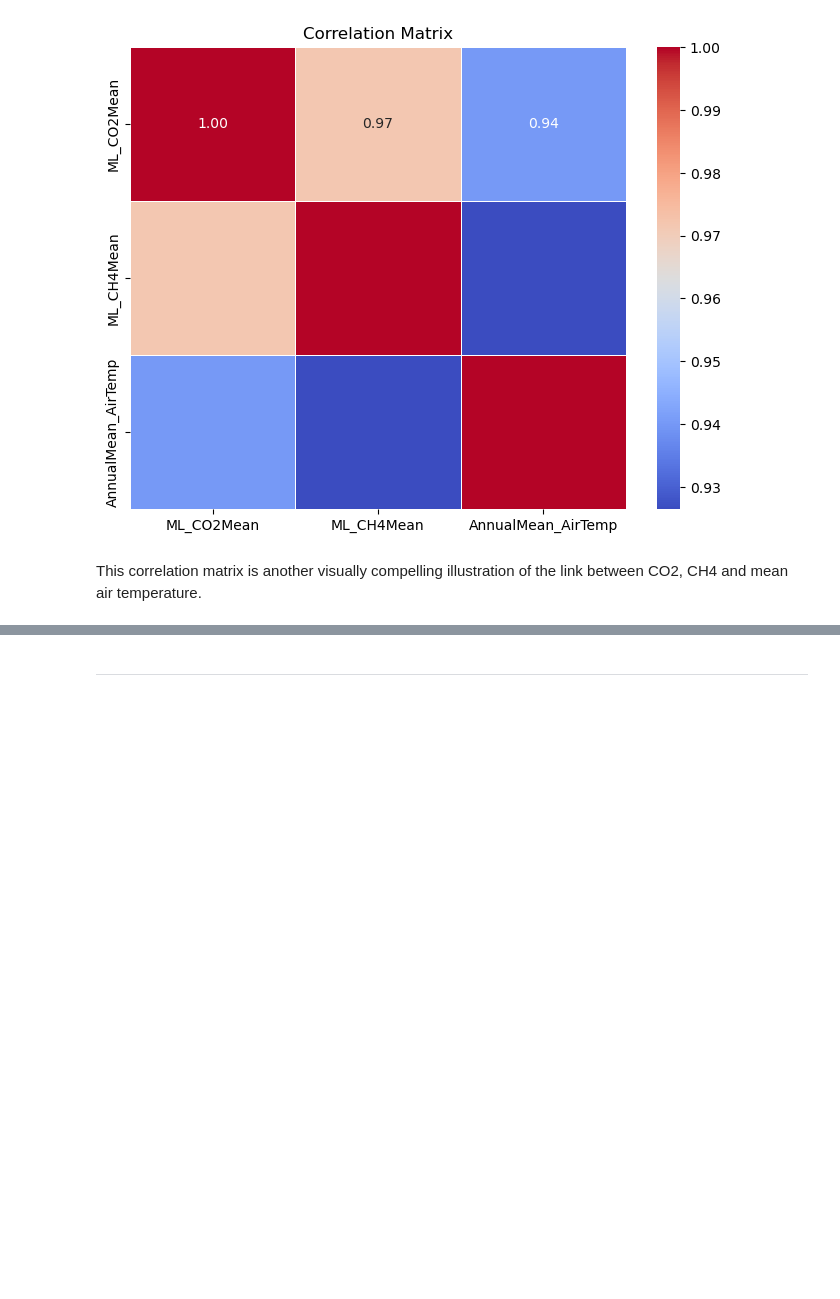
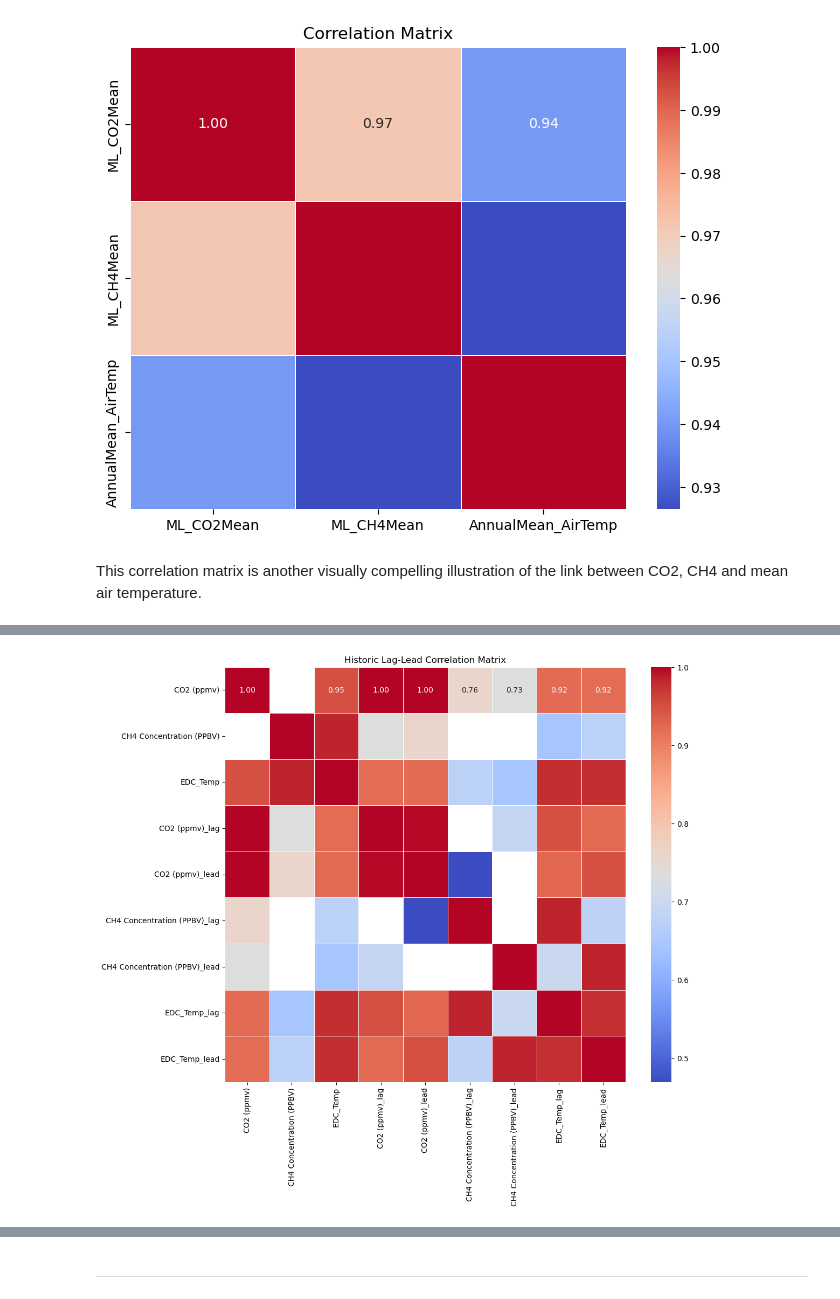
Before and after one commit to turps-pc90/PfDA_ClimateProject, a Jupyter notebook: project.ipynb, the cells around one changed output, grey strips where cells are left out. Cells and saved outputs as stored; diff of their text form; code cells hidden in the pictures; blank space fills up the shorter version.

```diff
--- a/project.ipynb
+++ b/project.ipynb
@@ -1215,0 +1225,14 @@ This correlation matrix is another visually compelling illustration of the link
+# %%
+# Columns for icecore lag/lead dataset
+icecore_columns = ['CO2 (ppmv)', 'CH4 Concentration (PPBV)', 'EDC_Temp']
+historic_laglead = composite[icecore_columns].copy()
+
+# Columns for modern lag/lead dataset
+modern_columns = [
+    'ML_CO2Mean', 'ML_CH4Mean', 'IrishMeanTempDegreesC',
+    'AnnualMean_AirTemp', 'AnnualAnomaly_AirTemp',
+    'AnnualMean_WaterTemp', 'AnnualAnomaly_WaterTemp',
+    'FiveYearMean_AirTemp', 'FiveYearAnomaly_AirTemp',
+    'FiveYearMean_WaterTemp', 'FiveYearAnomaly_WaterTemp'
+]
+modern_laglead = composite[modern_columns].copy()
@@ -1215,0 +1258,6 @@ This correlation matrix is another visually compelling illustration of the link
+# %%
+# Drop rows with all NaNs in historic_laglead
+historic_laglead = historic_laglead.dropna(how='all')
+
+# Drop rows with all NaNs in modern_laglead
+modern_laglead = modern_laglead.dropna(how='all')
@@ -1215,0 +1266,13 @@ This correlation matrix is another visually compelling illustration of the link
+# %%
+# Specifying the lag or lead value (in periods, e.g., years)
+lag_value = 1
+
+# Creating lag and lead columns for historic_laglead
+for column in historic_laglead.columns:
+    historic_laglead[f'{column}_lag'] = historic_laglead[column].shift(lag_value)
+    historic_laglead[f'{column}_lead'] = historic_laglead[column].shift(-lag_value)
+
+# Creating lag and lead columns for modern_laglead
+for column in modern_laglead.columns:
+    modern_laglead[f'{column}_lag'] = modern_laglead[column].shift(lag_value)
+    modern_laglead[f'{column}_lead'] = modern_laglead[column].shift(-lag_value)
@@ -1215,0 +1297,11 @@ This correlation matrix is another visually compelling illustration of the link
+# %%
+# Calculating the correlation matrix for historic_laglead
+historic_correlation_matrix = historic_laglead.corr()
+
+# Plot the correlation matrix using a heatmap
+plt.figure(figsize=(12, 10))
+sns.heatmap(historic_correlation_matrix, annot=True, cmap='coolwarm', fmt='.2f', linewidths=0.5)
+plt.title('Historic Lag-Lead Correlation Matrix')
+plt.show()
+# %% [output]
+[figure, added]
```
Also changed, not shown: parts of 10 cells of this notebook.
